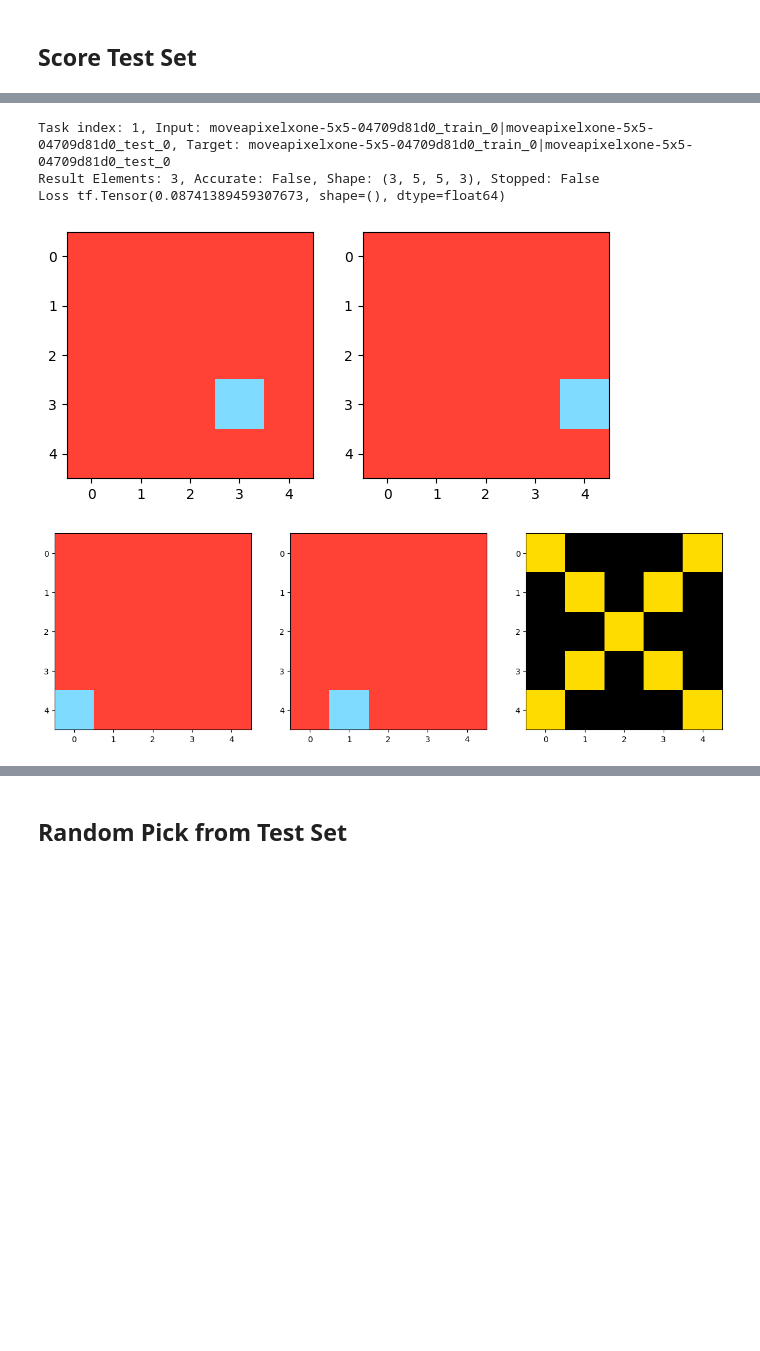
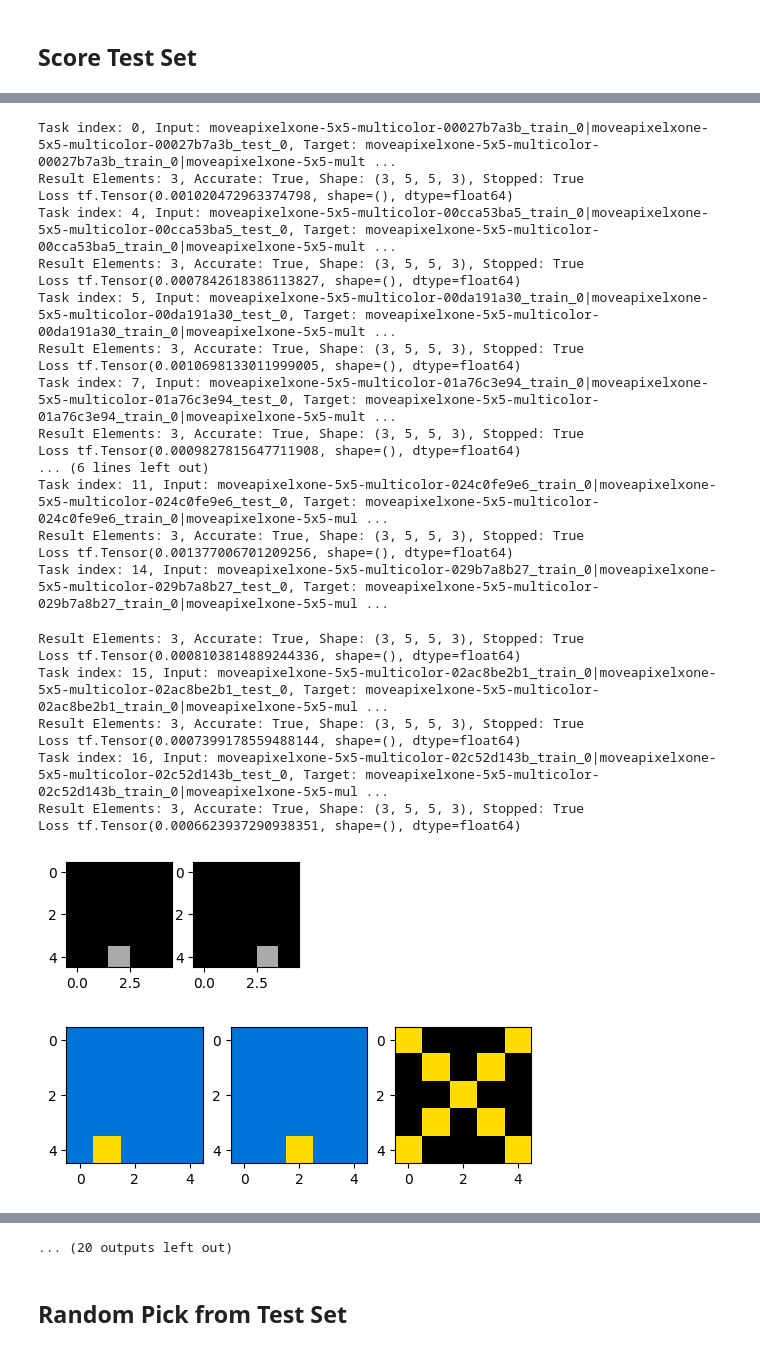
Before and after one commit to gkcng/arc, a Jupyter notebook: arc_transformer.ipynb, the cells around one changed output, grey strips where cells are left out. Drawn from its saved outputs; the diff is of its cells as text; code cells hidden in the pictures; blank space fills up the shorter version.

```diff
--- a/arc_transformer.ipynb
+++ b/arc_transformer.ipynb
@@ -1052,20 +1066,20 @@ def is_exact_match(target, prediction):
 # %%
 # Plot task grids
 def plot_task( inp, tar, pred, idx ):
-    fig, axes = plt.subplots(1, len(inp[idx]), figsize = (7, 20))
+    fig, axes = plt.subplots(1, len(inp[idx]), figsize = (3, 9))
     for i in range(len(inp[idx])):
         plot_one(axes[i], np.array(inp[idx][i]), "", trim=False)
-    fig, axes = plt.subplots(1, len(tar[idx]), figsize = (15, 20))
+    fig, axes = plt.subplots(1, len(tar[idx]), figsize = (6, 9))
     for i in range(len(tar[idx])):
         plot_one(axes[i], np.array(tar[idx][i]), "", trim=False)
-    fig, axes = plt.subplots(1, len(pred), figsize = (15, 20))
+    fig, axes = plt.subplots(1, len(pred), figsize = (6, 9))
     for i in range(len(pred)):
         plot_one(axes[i], np.array(pred[i]), "", trim=False)
 # %%
-def solve_and_plot(from_dataset, idxs=None):
+def solve_and_plot(model, from_dataset, idxs=None):
 
-    inp_labels    = from_dataset.labels
-    target_labels = from_dataset.labels
+    inp_names    = from_dataset.names
+    target_names = from_dataset.names
     inp           = from_dataset.enc_inp_model
     tar           = from_dataset.dec_inp_model
 
@@ -1073,11 +1087,14 @@ def solve_and_plot(from_dataset, idxs=None):
         # Pick a random one
         idxs = [np.random.randint(0, len(inp))]
 
+    count=0
     for idx in idxs:
-        print("Task index: {}, Input: {}, Target: {}".format(idx, inp_labels[idx], target_labels[idx]))
+        print("Task index: {}, Input: {}, Target: {}".format(idx, inp_names[idx], target_names[idx]))
         # Run prediction
-        pred, loss, stop_detected = solve_one(inp[idx], tar[idx])
+        pred, loss, stop_detected = solve_one(model, inp[idx], tar[idx])
         accurate = is_exact_match(tar[idx], pred)
         print("Result Elements: {}, Accurate: {}, Shape: {}, Stopped: {}".format(len(pred), accurate, pred.shape, stop_detected))
         print("Loss", loss)
         plot_task( inp, tar, pred, idx )
+        count+=1
+        if count == 10: break
@@ -1135,7 +1103,7 @@ Loss tf.Tensor(0.09845618702486356, shape=(), dtype=float64)
 # %%
 val_loss   = tf.keras.metrics.Mean(name='val_loss')
 
-def score(data_set):
+def score(model, data_set):
 
   val_loss.reset_states()
   stops_found=0
@@ -1144,7 +1112,7 @@ def score(data_set):
   inp           = data_set.enc_inp_model
   tar           = data_set.dec_inp_model
   for idx in range(len(inp)):
-      pred, loss, stop_detected = solve_one(inp[idx], tar[idx])
+      pred, loss, stop_detected = solve_one(model, inp[idx], tar[idx])
       if is_exact_match(tar[idx], pred):
           accurate.append(idx)
       val_loss(loss)
@@ -1155,7 +1123,7 @@ def score(data_set):
   print("Count: {}, Avg loss: {:.4f}, Accuracy: {} ({:.4f}), Stops found: {}".format(len(inp), val_loss.result(), len(accurate), len(accurate)/len(inp), stops_found))
   return accurate
 # %%
-correct_idxs = score(validatn_set)
+correct_idxs = score(transformer, validatn_set)
 print(correct_idxs)
 # %% [output]
 processed 0
@@ -1174,8 +1142,30 @@ Count: 51, Avg loss: 0.0561, Accuracy: 0 (0.0000), Stops found: 45
 # %%
-solve_and_plot(validatn_set, correct_idxs)
+solve_and_plot(transformer, validatn_set, correct_idxs)
 # %% [output]
-Task index: 1, Input: moveapixelxone-5x5-04709d81d0_train_0|moveapixelxone-5x5-04709d81d0_test_0, Target: moveapixelxone-5x5-04709d81d0_train_0|moveapixelxone-5x5-04709d81d0_test_0
-Result Elements: 3, Accurate: False, Shape: (3, 5, 5, 3), Stopped: False
-Loss tf.Tensor(0.08741389459307673, shape=(), dtype=float64)
+Task index: 0, Input: moveapixelxone-5x5-multicolor-00027b7a3b_train_0|moveapixelxone-5x5-multicolor-00027b7a3b_test_0, Target: moveapixelxone-5x5-multicolor-00027b7a3b_train_0|moveapixelxone-5x5-mult ...
+Result Elements: 3, Accurate: True, Shape: (3, 5, 5, 3), Stopped: True
+Loss tf.Tensor(0.001020472963374798, shape=(), dtype=float64)
+Task index: 4, Input: moveapixelxone-5x5-multicolor-00cca53ba5_train_0|moveapixelxone-5x5-multicolor-00cca53ba5_test_0, Target: moveapixelxone-5x5-multicolor-00cca53ba5_train_0|moveapixelxone-5x5-mult ...
+Result Elements: 3, Accurate: True, Shape: (3, 5, 5, 3), Stopped: True
+Loss tf.Tensor(0.0007842618386113827, shape=(), dtype=float64)
+Task index: 5, Input: moveapixelxone-5x5-multicolor-00da191a30_train_0|moveapixelxone-5x5-multicolor-00da191a30_test_0, Target: moveapixelxone-5x5-multicolor-00da191a30_train_0|moveapixelxone-5x5-mult ...
+Result Elements: 3, Accurate: True, Shape: (3, 5, 5, 3), Stopped: True
+Loss tf.Tensor(0.0010698133011999005, shape=(), dtype=float64)
+Task index: 7, Input: moveapixelxone-5x5-multicolor-01a76c3e94_train_0|moveapixelxone-5x5-multicolor-01a76c3e94_test_0, Target: moveapixelxone-5x5-multicolor-01a76c3e94_train_0|moveapixelxone-5x5-mult ...
+Result Elements: 3, Accurate: True, Shape: (3, 5, 5, 3), Stopped: True
+Loss tf.Tensor(0.0009827815647711908, shape=(), dtype=float64)
+... (6 lines left out)
+Task index: 11, Input: moveapixelxone-5x5-multicolor-024c0fe9e6_train_0|moveapixelxone-5x5-multicolor-024c0fe9e6_test_0, Target: moveapixelxone-5x5-multicolor-024c0fe9e6_train_0|moveapixelxone-5x5-mul ...
+Result Elements: 3, Accurate: True, Shape: (3, 5, 5, 3), Stopped: True
+Loss tf.Tensor(0.001377006701209256, shape=(), dtype=float64)
+Task index: 14, Input: moveapixelxone-5x5-multicolor-029b7a8b27_train_0|moveapixelxone-5x5-multicolor-029b7a8b27_test_0, Target: moveapixelxone-5x5-multicolor-029b7a8b27_train_0|moveapixelxone-5x5-mul ...
+Result Elements: 3, Accurate: True, Shape: (3, 5, 5, 3), Stopped: True
+Loss tf.Tensor(0.0008103814889244336, shape=(), dtype=float64)
+Task index: 15, Input: moveapixelxone-5x5-multicolor-02ac8be2b1_train_0|moveapixelxone-5x5-multicolor-02ac8be2b1_test_0, Target: moveapixelxone-5x5-multicolor-02ac8be2b1_train_0|moveapixelxone-5x5-mul ...
+Result Elements: 3, Accurate: True, Shape: (3, 5, 5, 3), Stopped: True
+Loss tf.Tensor(0.0007399178559488144, shape=(), dtype=float64)
+Task index: 16, Input: moveapixelxone-5x5-multicolor-02c52d143b_train_0|moveapixelxone-5x5-multicolor-02c52d143b_test_0, Target: moveapixelxone-5x5-multicolor-02c52d143b_train_0|moveapixelxone-5x5-mul ...
+Result Elements: 3, Accurate: True, Shape: (3, 5, 5, 3), Stopped: True
+Loss tf.Tensor(0.0006623937290938351, shape=(), dtype=float64)
-[figure, old version]
+[figure, new version]
-[figure, old version]
+[figure, new version]
@@ -1183,3 +1180,4 @@ Loss tf.Tensor(0.08741389459307673, shape=(), dtype=float64)
+... (20 outputs left out)
 # %% [markdown]
 ## Random Pick from Test Set
 # %%
```
Also changed, not shown: parts of 35 cells of this notebook, 1 other file.
